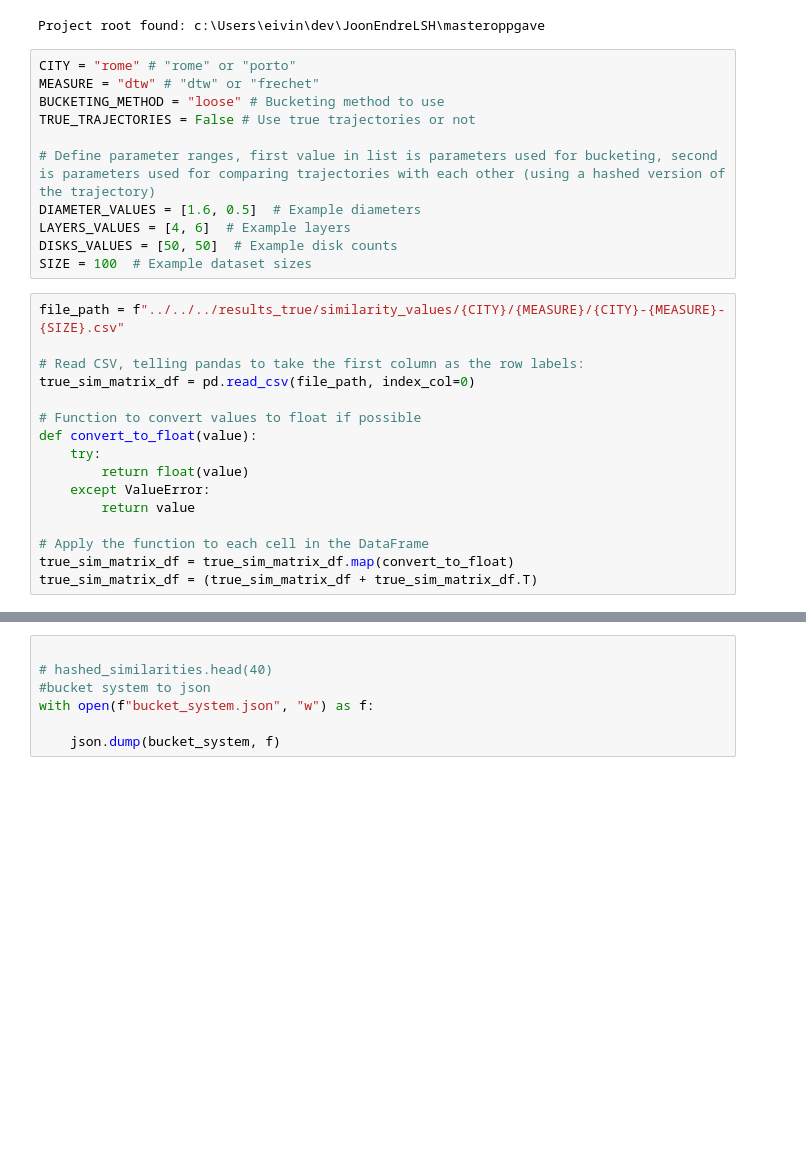
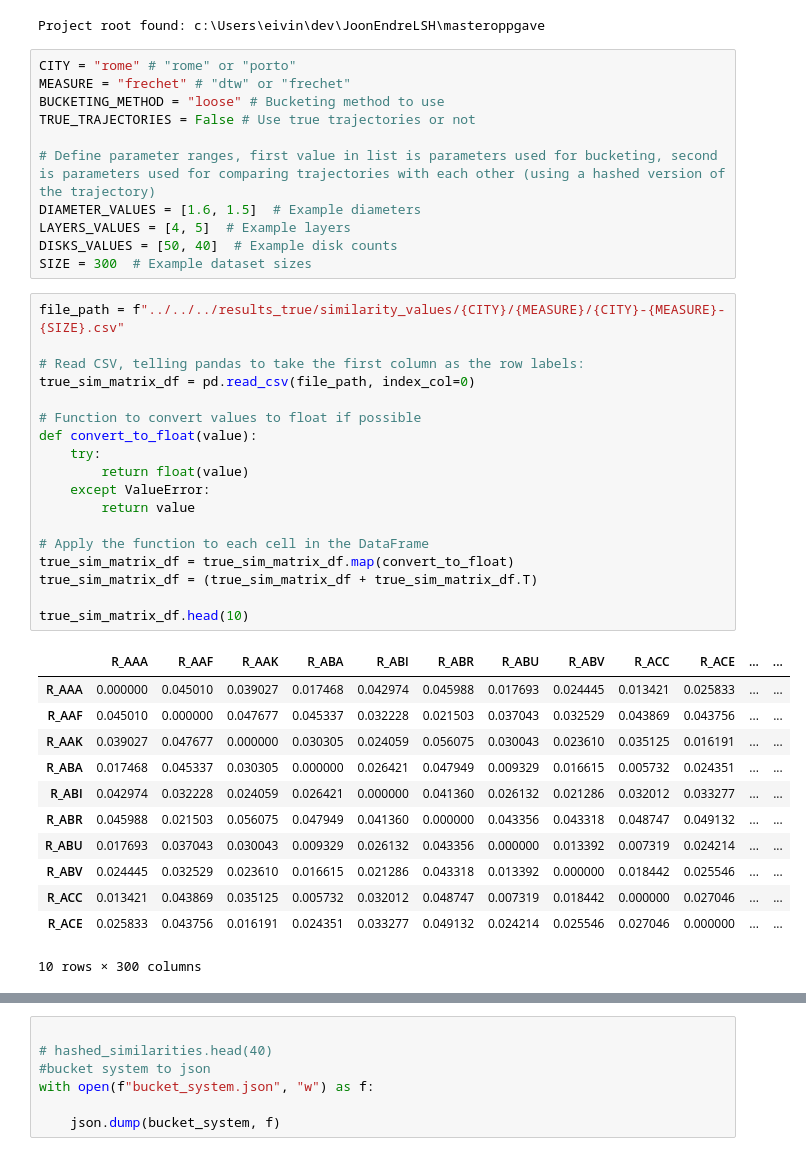
Before and after one commit to eivindmidtbo/masteroppgave, a Jupyter notebook: computation/similarity_values/hashed/bucketing_compute_disk_similarity_values_hybrid.ipynb, the cells around one changed output, grey strips where cells are left out. Drawn from its saved outputs; the diff is of its cells as text; blank space fills up the shorter version.

```diff
--- a/computation/similarity_values/hashed/bucketing_compute_disk_similarity_values_hybrid.ipynb
+++ b/computation/similarity_values/hashed/bucketing_compute_disk_similarity_values_hybrid.ipynb
@@ -47,31 +47,46 @@ import pandas as pd
 Project root found: c:\Users\eivin\dev\JoonEndreLSH\masteroppgave
 # %%
 CITY = "rome" # "rome" or "porto"
-MEASURE = "dtw" # "dtw" or "frechet"
+MEASURE = "frechet" # "dtw" or "frechet"
 BUCKETING_METHOD = "loose" # Bucketing method to use
 TRUE_TRAJECTORIES = False # Use true trajectories or not
 
 # Define parameter ranges, first value in list is parameters used for bucketing, second is parameters used for comparing trajectories with each other (using a hashed version of the trajectory)
-DIAMETER_VALUES = [1.6, 0.5]  # Example diameters
-LAYERS_VALUES = [4, 6]  # Example layers
-DISKS_VALUES = [50, 50]  # Example disk counts
-SIZE = 100  # Example dataset sizes
+DIAMETER_VALUES = [1.6, 1.5]  # Example diameters
+LAYERS_VALUES = [4, 5]  # Example layers
+DISKS_VALUES = [50, 40]  # Example disk counts
+SIZE = 300  # Example dataset sizes
 # %%
 file_path = f"../../../results_true/similarity_values/{CITY}/{MEASURE}/{CITY}-{MEASURE}-{SIZE}.csv"
 
 # Read CSV, telling pandas to take the first column as the row labels:
 true_sim_matrix_df = pd.read_csv(file_path, index_col=0)
 
 # Function to convert values to float if possible
 def convert_to_float(value):
     try:
         return float(value)
     except ValueError:
         return value
 
 # Apply the function to each cell in the DataFrame
 true_sim_matrix_df = true_sim_matrix_df.map(convert_to_float)
 true_sim_matrix_df = (true_sim_matrix_df + true_sim_matrix_df.T)
+
+true_sim_matrix_df.head(10)
+# %% [output]
+|  | R_AAA | R_AAF | R_AAK | R_ABA | R_ABI | R_ABR | R_ABU | R_ABV | R_ACC | R_ACE | ... | ... |
+| R_AAA | 0.000000 | 0.045010 | 0.039027 | 0.017468 | 0.042974 | 0.045988 | 0.017693 | 0.024445 | 0.013421 | 0.025833 | ... | ... |
+| R_AAF | 0.045010 | 0.000000 | 0.047677 | 0.045337 | 0.032228 | 0.021503 | 0.037043 | 0.032529 | 0.043869 | 0.043756 | ... | ... |
+| R_AAK | 0.039027 | 0.047677 | 0.000000 | 0.030305 | 0.024059 | 0.056075 | 0.030043 | 0.023610 | 0.035125 | 0.016191 | ... | ... |
+| R_ABA | 0.017468 | 0.045337 | 0.030305 | 0.000000 | 0.026421 | 0.047949 | 0.009329 | 0.016615 | 0.005732 | 0.024351 | ... | ... |
+| R_ABI | 0.042974 | 0.032228 | 0.024059 | 0.026421 | 0.000000 | 0.041360 | 0.026132 | 0.021286 | 0.032012 | 0.033277 | ... | ... |
+| R_ABR | 0.045988 | 0.021503 | 0.056075 | 0.047949 | 0.041360 | 0.000000 | 0.043356 | 0.043318 | 0.048747 | 0.049132 | ... | ... |
+| R_ABU | 0.017693 | 0.037043 | 0.030043 | 0.009329 | 0.026132 | 0.043356 | 0.000000 | 0.013392 | 0.007319 | 0.024214 | ... | ... |
+| R_ABV | 0.024445 | 0.032529 | 0.023610 | 0.016615 | 0.021286 | 0.043318 | 0.013392 | 0.000000 | 0.018442 | 0.025546 | ... | ... |
+| R_ACC | 0.013421 | 0.043869 | 0.035125 | 0.005732 | 0.032012 | 0.048747 | 0.007319 | 0.018442 | 0.000000 | 0.027046 | ... | ... |
+| R_ACE | 0.025833 | 0.043756 | 0.016191 | 0.024351 | 0.033277 | 0.049132 | 0.024214 | 0.025546 | 0.027046 | 0.000000 | ... | ... |
+10 rows × 300 columns
 # %%
 hashed_similarities, bucket_system = generate_disk_hash_similarity_with_bucketing_hybrid(
     city=CITY, diameter=DIAMETER_VALUES, layers=LAYERS_VALUES, disks=DISKS_VALUES, measure=MEASURE, size=SIZE, bucketing_method=BUCKETING_METHOD
```
Also changed, not shown: parts of 4 cells of this notebook, 2 other files.
